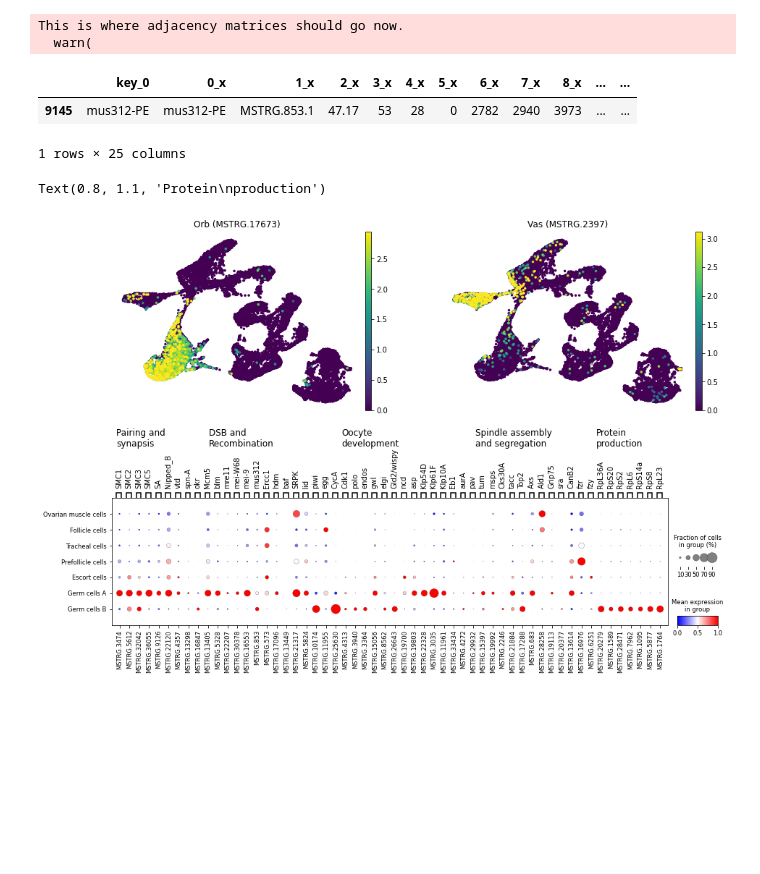
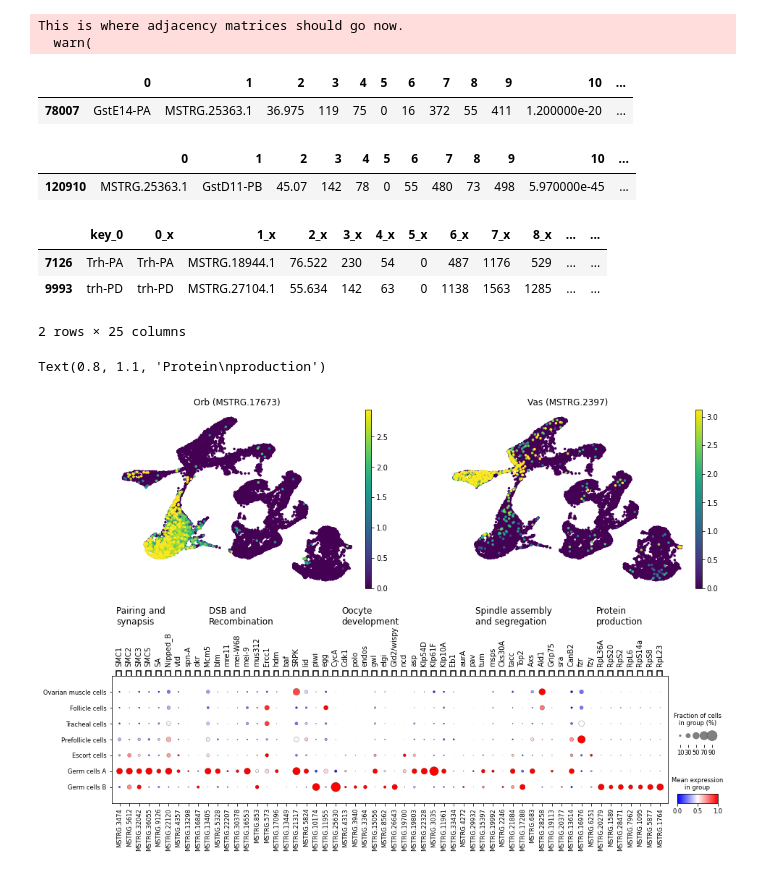
Before and after one commit to Melkrewi/Artemia-snRNAseq-Project, a Jupyter notebook: Marker_plotting/Marker_plotting.ipynb, the cells around one changed output. Drawn from its saved outputs; the diff is of its cells as text; code cells hidden in the pictures; blank space fills up the shorter version.

```diff
--- a/Marker_plotting/Marker_plotting.ipynb
+++ b/Marker_plotting/Marker_plotting.ipynb
@@ -42,3 +42,13 @@ DM_vs_AR_besthit=DM_vs_AR.loc[DM_vs_AR.groupby(0)[10].idxmin()]
 AR_vs_DM_besthit=AR_vs_DM.loc[AR_vs_DM.groupby(0)[10].idxmin()]
 merged=pd.merge(DM_vs_AR_besthit,AR_vs_DM_besthit,left_on=0,right_on=1)
 merged_2=merged[merged['1_x']==merged['0_y']]
+# %%
+DM_vs_AR_besthit[DM_vs_AR_besthit[0].str.contains('GstE14',case=False)]
+# %% [output]
+|  | 0 | 1 | 2 | 3 | 4 | 5 | 6 | 7 | 8 | 9 | 10 | ... |
+| 78007 | GstE14-PA | MSTRG.25363.1 | 36.975 | 119 | 75 | 0 | 16 | 372 | 55 | 411 | 1.200000e-20 | ... |
+# %%
+AR_vs_DM_besthit[AR_vs_DM_besthit[0].str.contains('MSTRG.25363',case=False)]
+# %% [output]
+|  | 0 | 1 | 2 | 3 | 4 | 5 | 6 | 7 | 8 | 9 | 10 | ... |
+| 120910 | MSTRG.25363.1 | GstD11-PB | 45.07 | 142 | 78 | 0 | 55 | 480 | 73 | 498 | 5.970000e-45 | ... |
@@ -45,9 +57,10 @@ merged_2=merged[merged['1_x']==merged['0_y']]
 # %%
-merged_2[merged_2['1_y'].str.contains('mus312',case=False)]
+merged_2[merged_2['1_y'].str.contains('trh',case=False)]
 # %% [output]
 |  | key_0 | 0_x | 1_x | 2_x | 3_x | 4_x | 5_x | 6_x | 7_x | 8_x | ... | ... |
-| 9145 | mus312-PE | mus312-PE | MSTRG.853.1 | 47.17 | 53 | 28 | 0 | 2782 | 2940 | 3973 | ... | ... |
+| 7126 | Trh-PA | Trh-PA | MSTRG.18944.1 | 76.522 | 230 | 54 | 0 | 487 | 1176 | 529 | ... | ... |
+| 9993 | trh-PD | trh-PD | MSTRG.27104.1 | 55.634 | 142 | 63 | 0 | 1138 | 1563 | 1285 | ... | ... |
-1 rows × 25 columns
+2 rows × 25 columns
 # %%
 #fig, (ax0,ax1) = plt.subplots(2, 2, figsize=(20,20), gridspec_kw={'wspace':0.1,'hspace':0.3})
 import numpy as np
```
Also changed, not shown: parts of 7 cells of this notebook.
